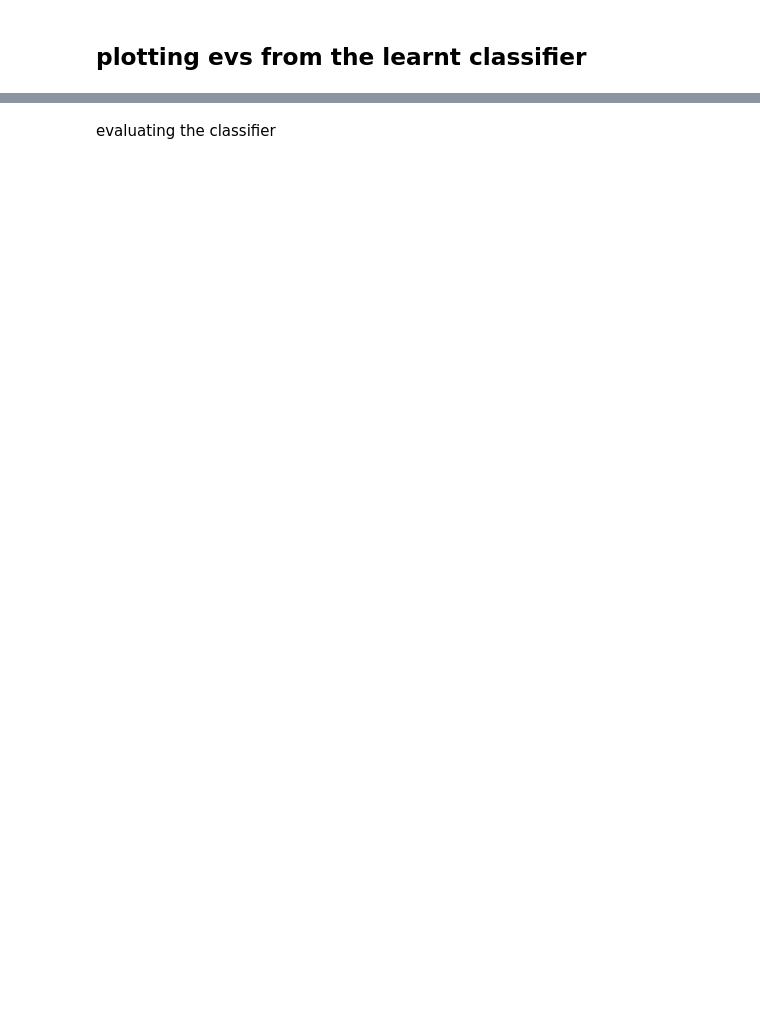
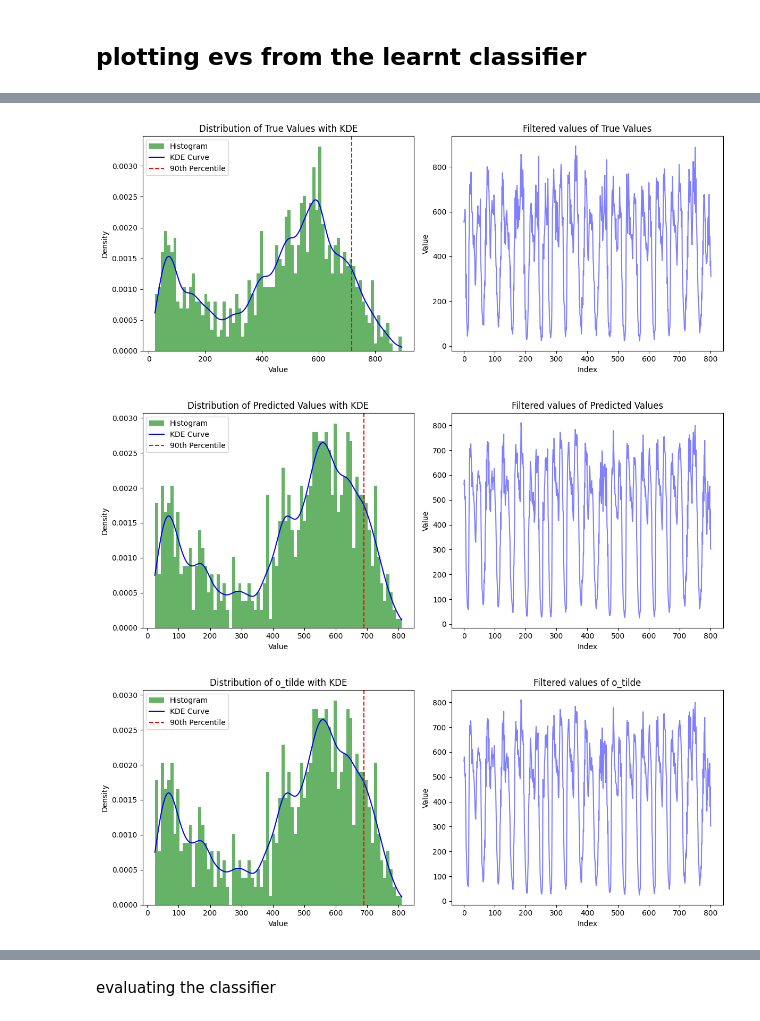
Before and after one commit to omerAJ/Hyb-STEX, a Jupyter notebook: checkTrainedClassifier.ipynb, the cells around one changed output, grey strips where cells are left out. Drawn from its saved outputs; the diff is of its cells as text; code cells hidden in the pictures; blank space fills up the shorter version.

```diff
--- a/checkTrainedClassifier.ipynb
+++ b/checkTrainedClassifier.ipynb
@@ -349,0 +355,57 @@ masked_y_true.shape:  (1090, 1, 1024, 2) masked_y_pred.shape:  (1090, 1, 1024, 2
+# %%
+import numpy as np
+import matplotlib.pyplot as plt
+from scipy.stats import gaussian_kde
+
+# Assuming y_true, y_pred, and o_tilde are already defined as numpy arrays
+# List of arrays with their corresponding labels
+data = [
+    (y_true, 'True Values'),
+    (y_pred, 'Predicted Values'),
+    (o_tilde, 'o_tilde')
+]
+
+# Iterate over the list and plot each
+for array, label in data:
+    # Extract the specific slice and filter the values
+    a = array[:, 0, 45, 0]
+    a = a[a > 5]
+
+    # Calculate the 90th percentile
+    percentile_90 = np.percentile(a, 90)
+
+    # Create a figure with two subplots: one for the histogram/KDE, one for the raw values plot
+    fig, ax = plt.subplots(1, 2, figsize=(12, 5))
+
+    # Plot the histogram of variable 'a'
+    ax[0].hist(a, bins=80, density=True, alpha=0.6, color='g', label='Histogram')
+
+    # Generate the KDE (Kernel Density Estimate)
+    kde = gaussian_kde(a, bw_method=0.1)  # Adjust bandwidth with bw_method
+    x_range = np.linspace(a.min(), a.max(), 1000)
+
+    # Plot the KDE curve
+    ax[0].plot(x_range, kde(x_range), color='blue', label='KDE Curve')
+
+    # Add a vertical line at the 90th percentile
+    ax[0].axvline(x=percentile_90, color='r', linestyle='--', label='90th Percentile')
+
+    # Add labels, title, and legend for the histogram/KDE plot
+    ax[0].set_xlabel('Value')
+    ax[0].set_ylabel('Density')
+    ax[0].set_title(f'Distribution of {label} with KDE')
+    ax[0].legend()
+
+    # Plot the filtered raw data as a scatter plot in the second subplot
+    ax[1].plot(np.arange(len(a)), a, 'b-', markersize=2, alpha=0.5)
+    ax[1].set_xlabel('Index')
+    ax[1].set_ylabel('Value')
+    ax[1].set_title(f'Filtered values of {label}')
+
+    # Display the plots
+    plt.tight_layout()
+    plt.show()
+# %% [output]
+[figure, added]
+[figure, added]
+[figure, added]
```
Also changed, not shown: parts of 24 cells of this notebook, 1 other file.
